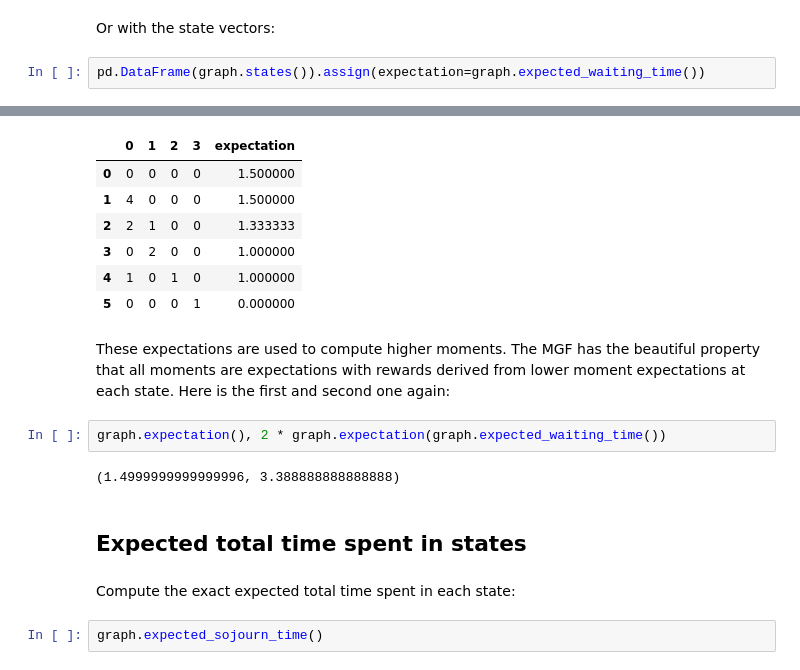
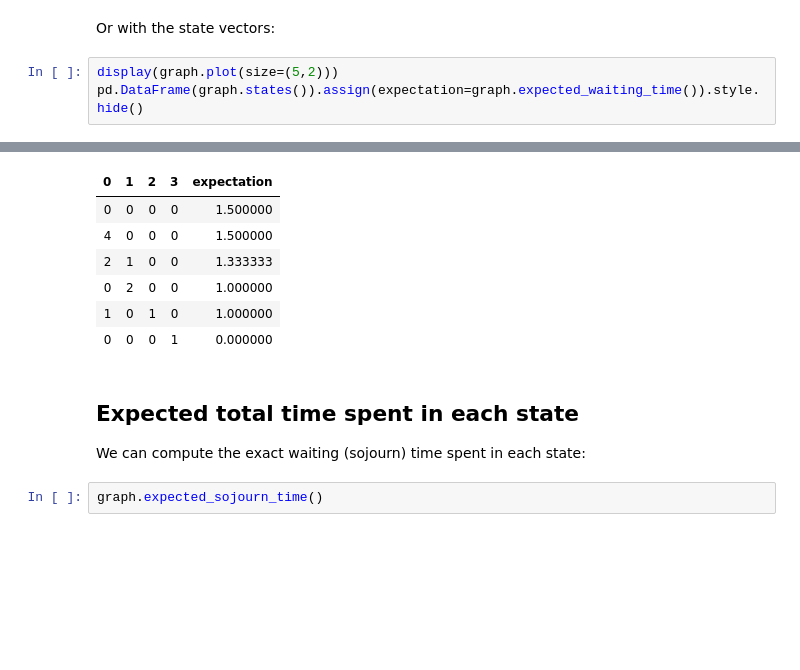
Before and after one commit to munch-group/phasic, a Jupyter notebook: docs/pages/tutorial/properties.ipynb, the cells around one changed output, grey strips where cells are left out. Cells and saved outputs as stored; diff of their text form; blank space fills up the shorter version.

```diff
--- a/docs/pages/tutorial/properties.ipynb
+++ b/docs/pages/tutorial/properties.ipynb
@@ -77,5 +85,6 @@ graph.expected_waiting_time()
 # %% [markdown]
 Or with the state vectors:
 # %%
-pd.DataFrame(graph.states()).assign(expectation=graph.expected_waiting_time())
+display(graph.plot(size=(5,2)))
+pd.DataFrame(graph.states()).assign(expectation=graph.expected_waiting_time()).style.hide()
 # %% [output]
@@ -82,20 +92,14 @@ pd.DataFrame(graph.states()).assign(expectation=graph.expected_waiting_time())
-|  | 0 | 1 | 2 | 3 | expectation |
-| 0 | 0 | 0 | 0 | 0 | 1.500000 |
-| 1 | 4 | 0 | 0 | 0 | 1.500000 |
-| 2 | 2 | 1 | 0 | 0 | 1.333333 |
-| 3 | 0 | 2 | 0 | 0 | 1.000000 |
-| 4 | 1 | 0 | 1 | 0 | 1.000000 |
-| 5 | 0 | 0 | 0 | 1 | 0.000000 |
+| 0 | 1 | 2 | 3 | expectation |
+| 0 | 0 | 0 | 0 | 1.500000 |
+| 4 | 0 | 0 | 0 | 1.500000 |
+| 2 | 1 | 0 | 0 | 1.333333 |
+| 0 | 2 | 0 | 0 | 1.000000 |
+| 1 | 0 | 1 | 0 | 1.000000 |
+| 0 | 0 | 0 | 1 | 0.000000 |
-# %% [markdown]
-These expectations are used to compute higher moments. The MGF has the beautiful property that all moments are expectations with rewards derived from lower moment expectations at each state. Here is the first and second one again:
-# %%
-graph.expectation(), 2 * graph.expectation(graph.expected_waiting_time())
-# %% [output]
-(1.4999999999999996, 3.388888888888888)
 # %% [markdown]
-## Expected total time spent in states
+## Expected total time spent in each state
+
+We can compute the exact waiting (sojourn) time spent in each state:
-# %% [markdown]
-Compute the exact expected total time spent in each state:
 # %%
 graph.expected_sojourn_time()
 # %% [output]
```
Also changed, not shown: parts of 67 cells of this notebook, 13 other files.
